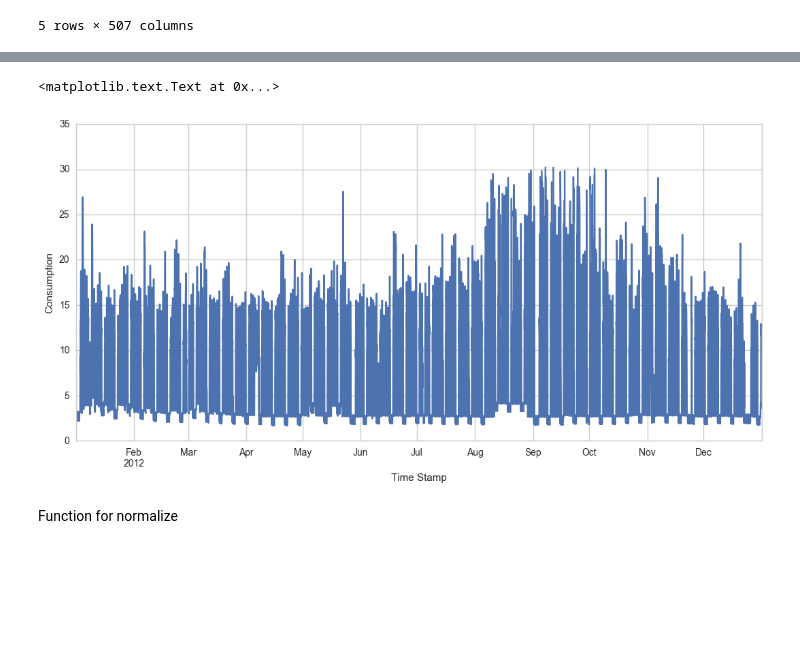
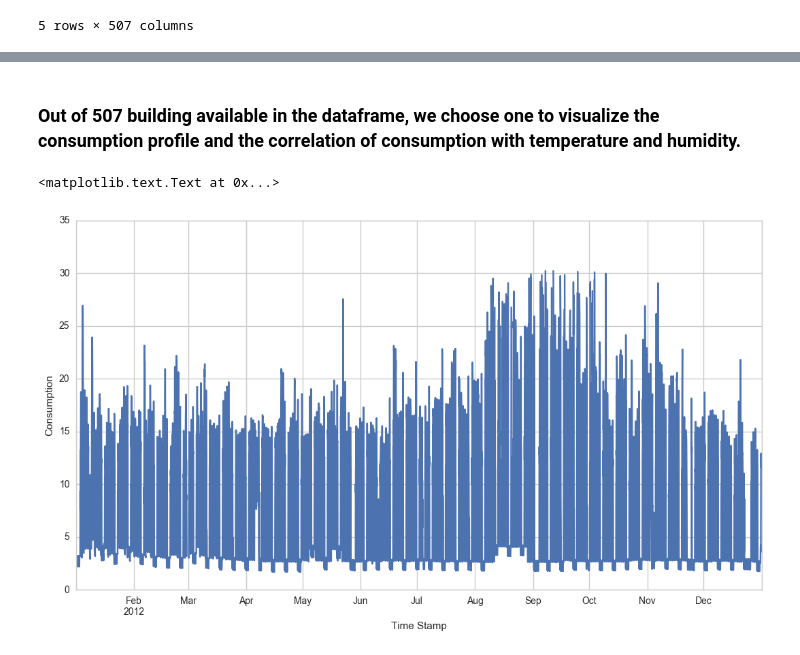
Before and after one commit to manojm18/the-building-data-genome-project, a Jupyter notebook: notebooks/Time_series_analysis.ipynb, the cells around one changed output, grey strips where cells are left out. Saved outputs shown, nothing was run; the diff lists cells and outputs as text; code cells hidden in the pictures; blank space fills up the shorter version.

Commit message:
update on time series 5 december

```diff
--- a/notebooks/Time_series_analysis.ipynb
+++ b/notebooks/Time_series_analysis.ipynb
@@ -7,6 +11,9 @@ from datetime import date, timedelta
 import numpy as np
 # %%
+# This code below makes the plot appear inside the browser.
 %matplotlib inline
-plt.rcParams['figure.figsize'] = (13, 6)
+import mpld3
+mpld3.enable_notebook()
+plt.rcParams['figure.figsize'] = (13, 7)
 # %%
 repos_path = "C:/Users/MANOJ/the-building-data-genome-project/"
@@ -71,37 +77,3 @@ metadata.tail(5)
 | UnivLab_Lea | 2015-11-30 23:00:00 | 2014-12-01 | NaN | Gas | Education | Gas | 6.0 | ... |
 | UnivLab_Carlos | 2015-12-31 23:00:00 | 2015-01-01 | NaN | NaN | Education | NaN | NaN | ... |
 | UnivLab_Aoife | 2015-12-31 23:00:00 | 2015-01-01 | NaN | NaN | Education | NaN | NaN | ... |
-# %%
-# A function to plot the selected type of building for the entire time range it was recorded
-sns.set_style("whitegrid")
-sns.set_context(font_scale=1.5)
-def plot_buildingtype_zoomedin(meta, temp, primaryusetype):
-    metalist = meta.datastart.unique() # unique() returns array of only unique values in the series. repetitions are skipped
-    for datastarttime in metalist[:2]:
-
-        to_plot_info = meta[(meta.primaryspaceuse_abbrev == primaryusetype) & (meta.datastart == datastarttime)]
-        to_plot_names = to_plot_info.index.sort_values()
-
-        print "Plotting "+primaryusetype+" with start time: "+str(datastarttime)
-        print "This includes the following buildings: "+str(list(to_plot_names))
-
-        # See if there is any data to be plotted
-        try:
-            length = len(to_plot_names)
-            plotsize = length*2.5
-
-            starttime = datastarttime + np.timedelta64(275,'D')
-            endtime = to_plot_info.dataend.unique()[0]
-
-            to_plot_data = temp[to_plot_names].truncate(before=starttime, after=endtime)
-
-            to_plot_data.plot(subplots=True, figsize=(15,plotsize))
-            plt.tight_layout()
-
-            starttimestring = str(datastarttime)
-            #plt.savefig(os.path.join(repos_path,"reports/figures/overviewlinecharts/"+primaryusetype+"_"+starttimestring[:-19]+"_zoomedin.png"))
-            plt.show()
-
-        except:
-            print "no data to plot"
-            continue
@@ -117,14 +80,16 @@ This includes the following buildings: ['PrimClass_Angel', 'PrimClass_Angela']
+# %% [markdown]
+### Out of 507 building available in the dataframe, we choose one to visualize the consumption profile and the correlation of consumption with temperature and humidity.
 # %%
 building_selected = 'Office_Elizabeth'
 
-start = meta.ix[building_selected]['datastart']
-end = meta.ix[building_selected]['dataend']
+start = metadata.ix[building_selected]['datastart']
+end = metadata.ix[building_selected]['dataend']
 
 time_series[building_selected][start:end].plot()
 plt.xlabel('Time Stamp')
 plt.ylabel('Consumption')
 # %% [output]
 <matplotlib.text.Text at 0x...>
-[figure, old version]
+[figure, new version]
 # %%
 weather_file = metadata[metadata.index == building_selected]['newweatherfilename'][building_selected]
@@ -143,3 +108 @@ office = temp[['Office_Elizabeth']][start_date:end_date]
-# %% [markdown]
-Function for normalize
 # %%
```
Also changed, not shown: parts of 15 cells of this notebook.
